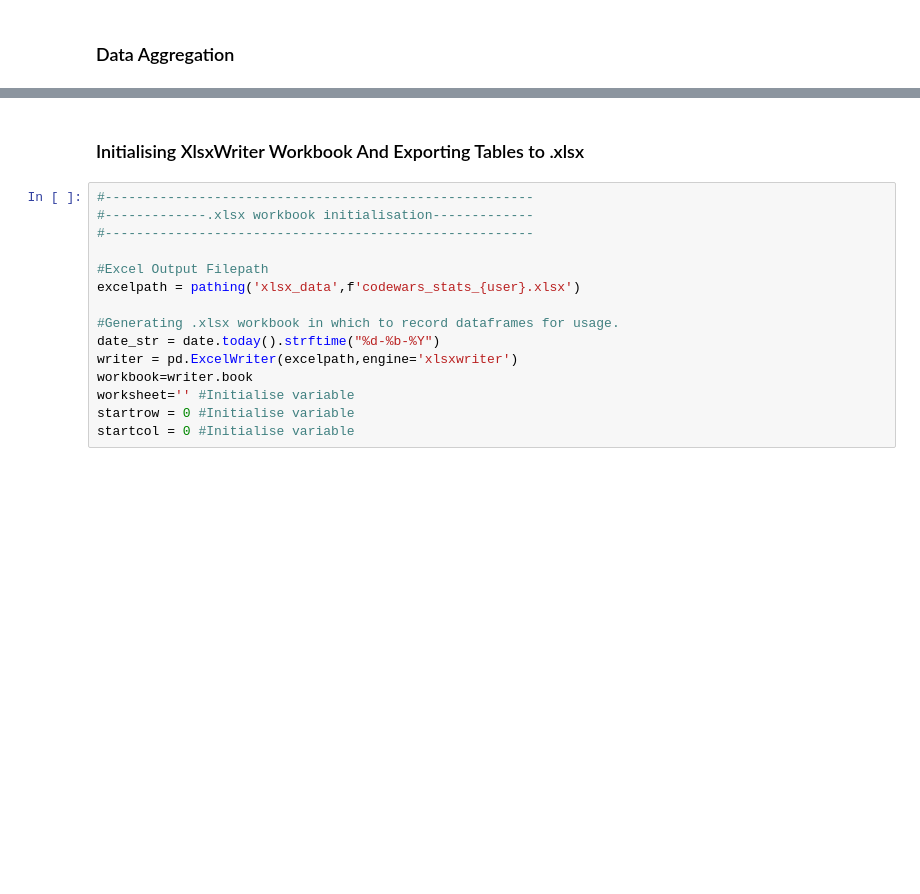
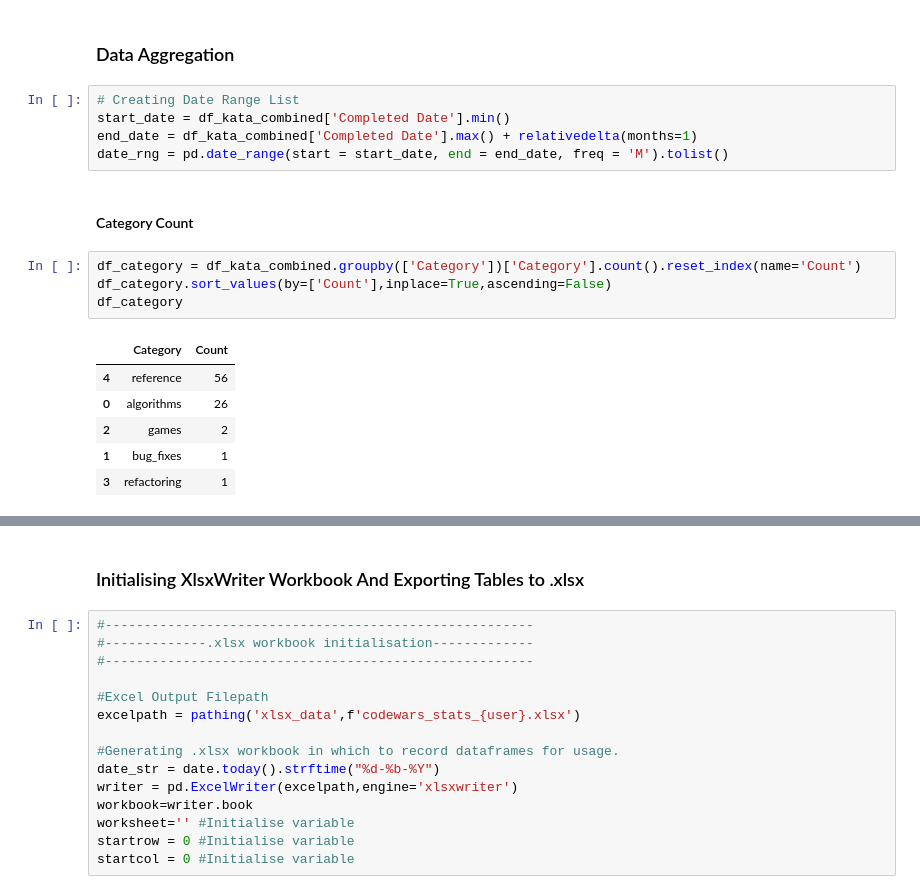
Before and after one commit to Filpill/codewars-stats, a Jupyter notebook: codewars_filpill.ipynb, the cells around one changed output, grey strips where cells are left out. Drawn from its saved outputs; the diff is of its cells as text; blank space fills up the shorter version.

```diff
--- a/codewars_filpill.ipynb
+++ b/codewars_filpill.ipynb
@@ -215,2 +216,20 @@ df_kata_combined.head(2)
 # %% [markdown]
 ### Data Aggregation
+# %%
+# Creating Date Range List
+start_date = df_kata_combined['Completed Date'].min()
+end_date = df_kata_combined['Completed Date'].max() + relativedelta(months=1)
+date_rng = pd.date_range(start = start_date, end = end_date, freq = 'M').tolist()
+# %% [markdown]
+#### Category Count
+# %%
+df_category = df_kata_combined.groupby(['Category'])['Category'].count().reset_index(name='Count')
+df_category.sort_values(by=['Count'],inplace=True,ascending=False)
+df_category
+# %% [output]
+|  | Category | Count |
+| 4 | reference | 56 |
+| 0 | algorithms | 26 |
+| 2 | games | 2 |
+| 1 | bug_fixes | 1 |
+| 3 | refactoring | 1 |
```
Also changed, not shown: parts of 13 cells of this notebook, 1 other file.
